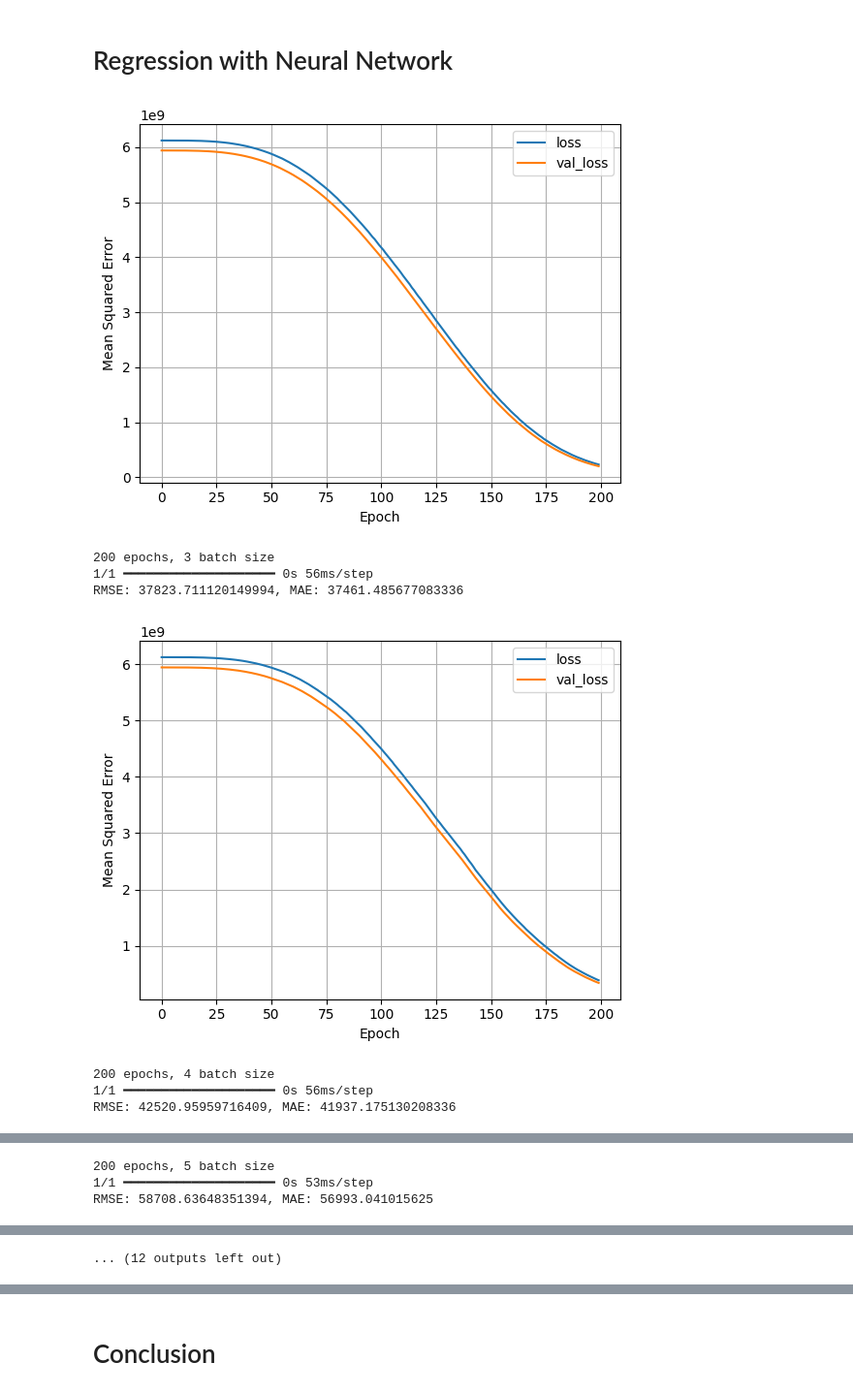
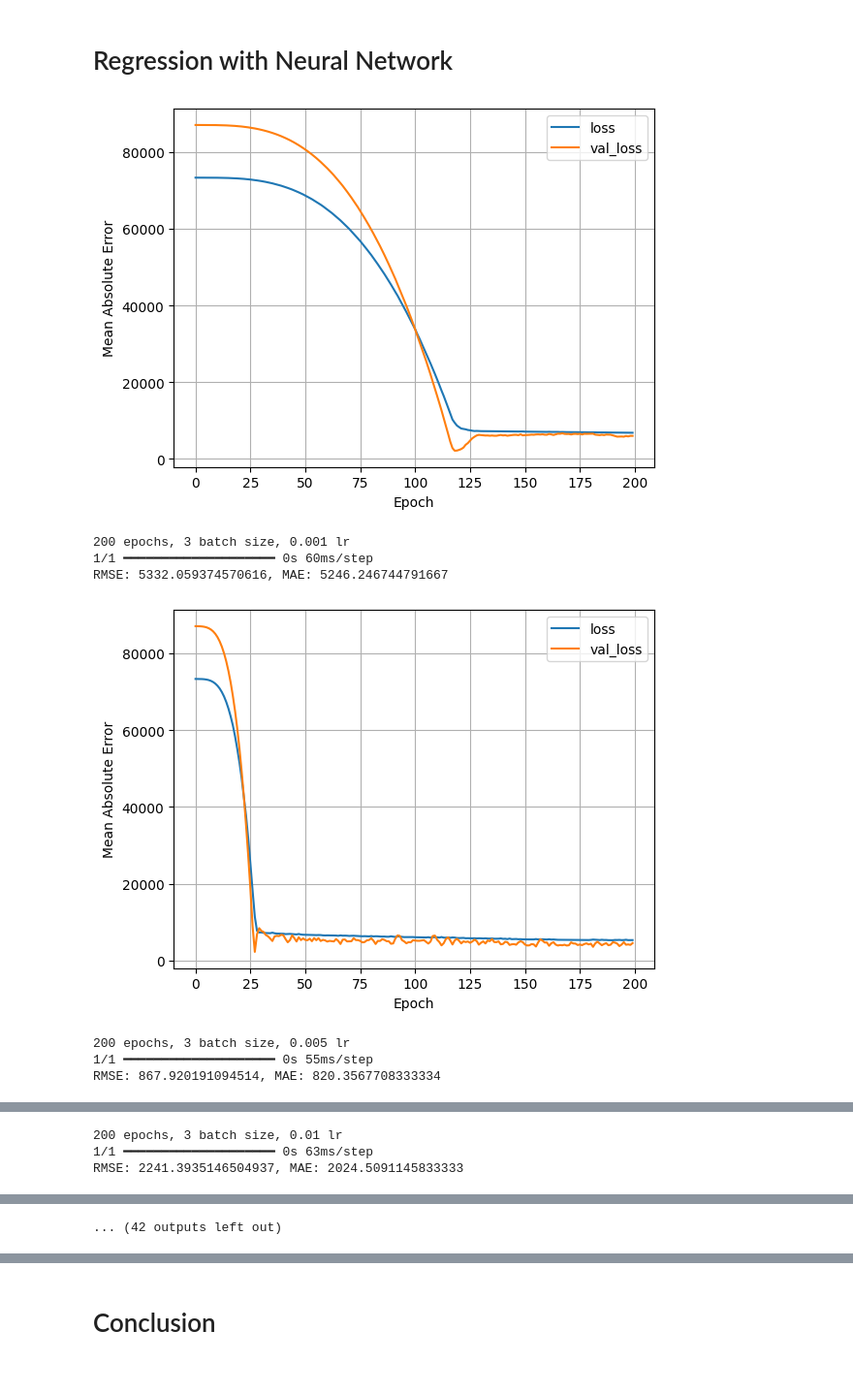
Before and after one commit to aln136/Salary-Prediction-Regression-Models, a Jupyter notebook: salary-prediction-regression-models.ipynb, the cells around one changed output, grey strips where cells are left out. Shown at 97% size. Cells and saved outputs as stored; diff of their text form; code cells hidden in the pictures.

Commit message:
Kaggle Notebook | Salary-Prediction-Regression-Models  | Version 5

```diff
--- a/salary-prediction-regression-models.ipynb
+++ b/salary-prediction-regression-models.ipynb
@@ -90,7 +86,7 @@ def plot_history(history):
     plt.plot(history.history['loss'], label='loss')
     plt.plot(history.history['val_loss'], label='val_loss')
     plt.xlabel('Epoch')
-    plt.ylabel('Mean Squared Error')
+    plt.ylabel('Mean Absolute Error')
     plt.grid(True)
     plt.legend()
     plt.show()
@@ -108,7 +104,7 @@ def train_nn(X_train, y_train, X_valid, y_valid, num_nodes, epochs, batch_size,
 
     # Compile
     nn_model.compile(
-        optimizer=tf.keras.optimizers.Adam(learning_rate=lr), loss='mean_squared_error', metrics=['mse']
+        optimizer=tf.keras.optimizers.Adam(learning_rate=lr), loss='mean_absolute_error', metrics=['mae']
     )
 
     # Fit model
@@ -120,36 +116,37 @@ def train_nn(X_train, y_train, X_valid, y_valid, num_nodes, epochs, batch_size,
 # %%
 # Test model
 lowest_RMSE = float("inf")
 lowest_RMSE_model = None
 lowest_MAE = float("inf")
 lowest_MAE_model = None
 
 # Note: Additional testing has been omitted for brevity.
-for epoch in [200, 225, 250]:
-    for batch_size in [3, 4, 5, 6]:
-        nn_model, history = train_nn(X_train, y_train, X_valid, y_valid, 128, epoch, batch_size, 0.001)
-        plot_history(history)
-        print(f"{epoch} epochs, {batch_size} batch size")
+for epoch in [200, 250, 300]:
+    for batch_size in [3, 5, 7]:
+        for lr in [0.001, 0.005, 0.01]:
+            nn_model, history = train_nn(X_train, y_train, X_valid, y_valid, 128, epoch, batch_size, lr)
+            plot_history(history)
+            print(f"{epoch} epochs, {batch_size} batch size, {lr} lr")
 
-        # Evaluate error metrics for current model
-        nn_preds = nn_model.predict(X_test)
-        nn_RMSE = sqrt(mean_squared_error(y_test, nn_preds))
-        nn_MAE = mean_absolute_error(y_test, nn_preds)
-        print(f"RMSE: {nn_RMSE}, MAE: {nn_MAE}")
+            # Evaluate error metrics for current model
+            nn_preds = nn_model.predict(X_test)
+            nn_RMSE = sqrt(mean_squared_error(y_test, nn_preds))
+            nn_MAE = mean_absolute_error(y_test, nn_preds)
+            print(f"RMSE: {nn_RMSE}, MAE: {nn_MAE}")
 
-        if (nn_RMSE < lowest_RMSE):
-            lowest_RMSE = nn_RMSE
-            lowest_RMSE_model = nn_model
+            if (nn_RMSE < lowest_RMSE):
+                lowest_RMSE = nn_RMSE
+                lowest_RMSE_model = nn_model
 
-        if (nn_MAE < lowest_MAE):
-            lowest_MAE = nn_MAE
-            lowest_MAE_model = nn_model
+            if (nn_MAE < lowest_MAE):
+                lowest_MAE = nn_MAE
+                lowest_MAE_model = nn_model
 # %% [output]
-[figure, old version]
+[figure, new version]
-200 epochs, 3 batch size
-1/1 ━━━━━━━━━━━━━━━━━━━━ 0s 56ms/step
-RMSE: 37823.711120149994, MAE: 37461.485677083336
+200 epochs, 3 batch size, 0.001 lr
+1/1 ━━━━━━━━━━━━━━━━━━━━ 0s 60ms/step
+RMSE: 5332.059374570616, MAE: 5246.246744791667
-[figure, old version]
+[figure, new version]
-200 epochs, 4 batch size
-1/1 ━━━━━━━━━━━━━━━━━━━━ 0s 56ms/step
-RMSE: 42520.95959716409, MAE: 41937.175130208336
+200 epochs, 3 batch size, 0.005 lr
+1/1 ━━━━━━━━━━━━━━━━━━━━ 0s 55ms/step
+RMSE: 867.920191094514, MAE: 820.3567708333334
@@ -157,3 +154,3 @@ RMSE: 42520.95959716409, MAE: 41937.175130208336
-200 epochs, 5 batch size
-1/1 ━━━━━━━━━━━━━━━━━━━━ 0s 53ms/step
-RMSE: 58708.63648351394, MAE: 56993.041015625
+200 epochs, 3 batch size, 0.01 lr
+1/1 ━━━━━━━━━━━━━━━━━━━━ 0s 63ms/step
+RMSE: 2241.3935146504937, MAE: 2024.5091145833333
@@ -172,4 +169,4 @@ RMSE: 35032.91540241053, MAE: 34543.74609375
-... (12 outputs left out)
+... (42 outputs left out)
 # %%
 print("Neural Network Model error summary:")
 
```
Also changed, not shown: parts of 9 cells of this notebook.
